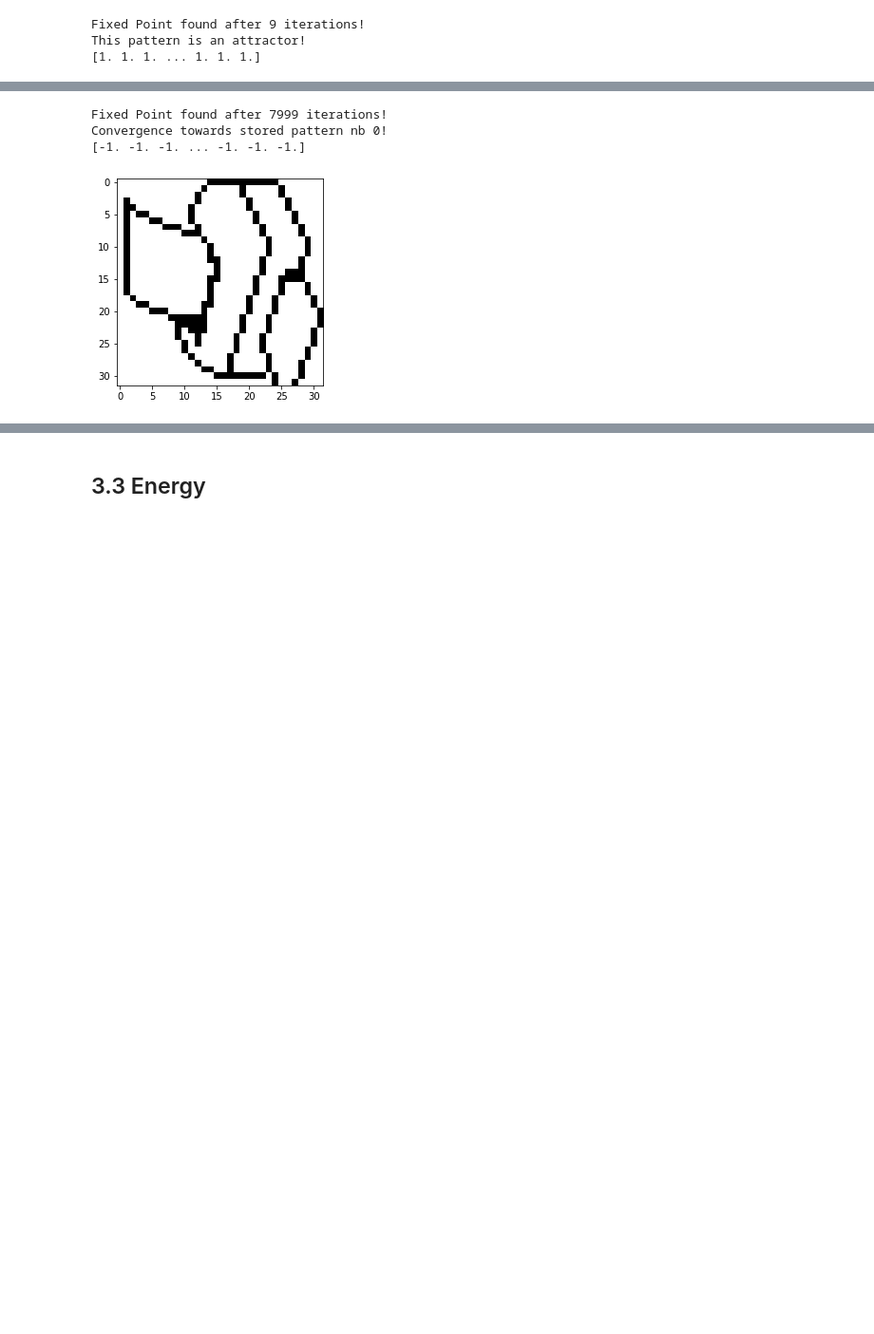
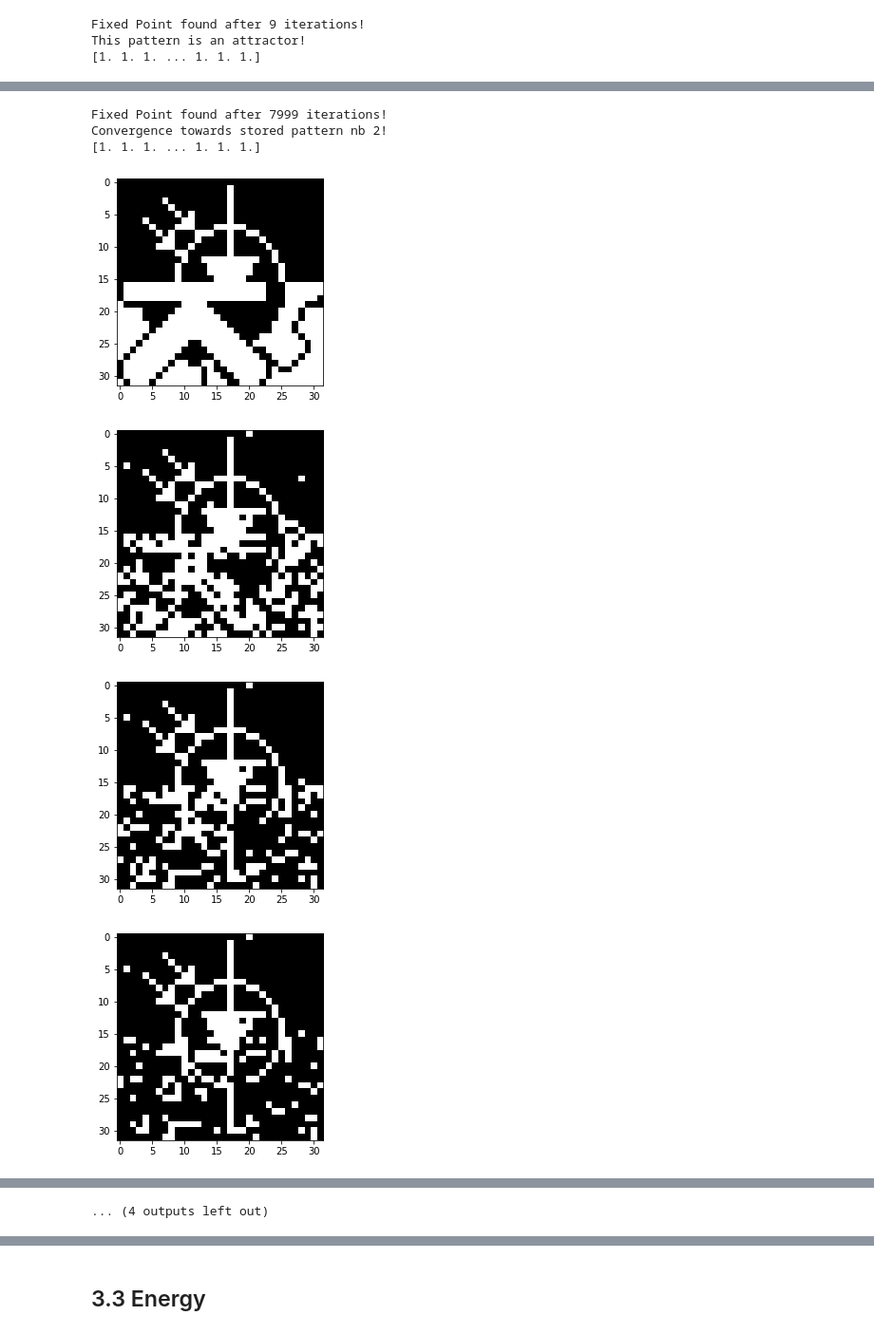
Before and after one commit to kenza-bouzid/ann_labs, a Jupyter notebook: lab3/experiments_1.ipynb, the cells around one changed output, grey strips where cells are left out. Shown: that part at 95% size. Saved outputs shown, nothing was run; the diff lists cells and outputs as text; code cells hidden in the pictures; blank space fills up the shorter version.

Commit message:
copy patern before updateing

```diff
--- a/lab3/experiments_1.ipynb
+++ b/lab3/experiments_1.ipynb
@@ -119,12 +124,16 @@ This pattern is an attractor!
 # %%
-inter, patt, _ = hop_net2.update_rule(pictures_patterns[9], 8000, sync=False)
+inter, patt, energy = hop_net2.update_rule(pictures_patterns[10], 8000, sync=False)
 # %% [output]
 Fixed Point found after 7999 iterations!
-Convergence towards stored pattern nb 0!
-[-1. -1. -1. ... -1. -1. -1.]
+Convergence towards stored pattern nb 2!
+[1. 1. 1. ... 1. 1. 1.]
 # %%
-for i, ip in enumerate(reversed(inter)):
+for i, ip in enumerate(inter):
     if i%500==0:
         plt.imshow(ip.reshape((32,32)), cmap="binary")
+        plt.show()
 # %% [output]
-[figure, old version]
+[figure, new version]
+[figure, added]
+[figure, added]
+[figure, added]
@@ -131,3 +148,4 @@ for i, ip in enumerate(reversed(inter)):
+... (4 outputs left out)
 # %%
 inter.shape
 # %% [output]
```
Also changed, not shown: parts of 5 cells of this notebook, 1 other file.
